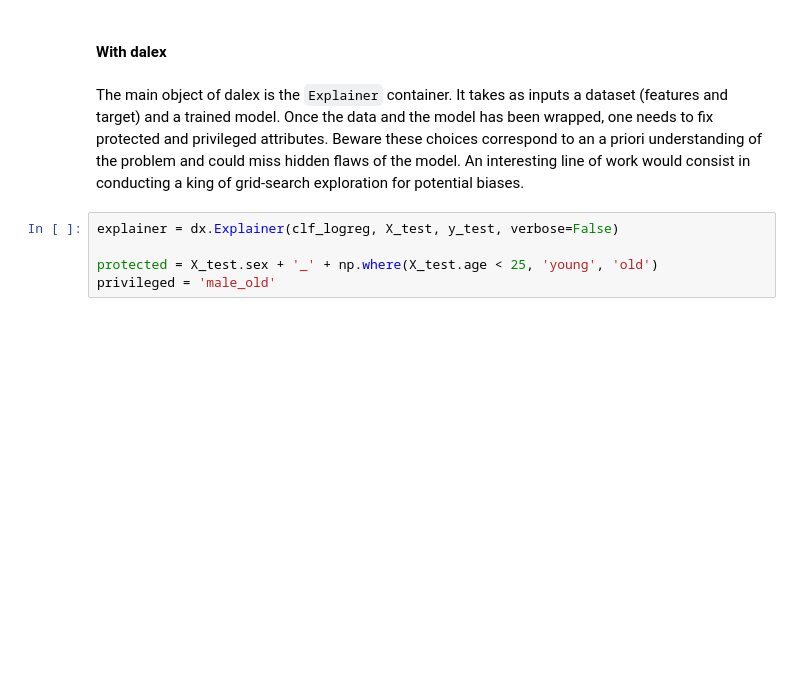
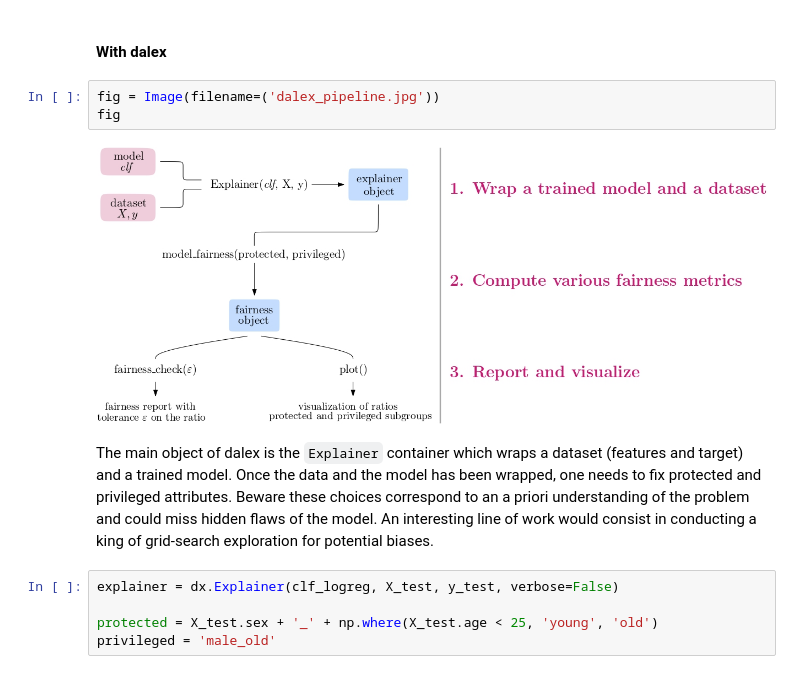
Before and after one commit to datacraft-paris/ethical-ai-toolkit, a Jupyter notebook: notebooks/ethical_ai.ipynb, the cells around one changed output. Cells and saved outputs as stored; diff of their text form; blank space fills up the shorter version.

Commit message:
nathan - add figure dalex

````diff
--- a/notebooks/ethical_ai.ipynb
+++ b/notebooks/ethical_ai.ipynb
@@ -117,8 +117,13 @@ Pipeline(steps=[('preprocessor',
 <h3> Fairness evaluation </h3>
 # %% [markdown]
 <h4> With dalex </h4>
+# %%
+fig = Image(filename=('dalex_pipeline.jpg'))
+fig
+# %% [output]
+[figure, added]
 # %% [markdown]
-The main object of dalex is the ```Explainer``` container. It takes as inputs a dataset (features and target) and a trained model. </br>
+The main object of dalex is the ```Explainer``` container which wraps a dataset (features and target) and a trained model. </br>
 Once the data and the model has been wrapped, one needs to fix protected and privileged attributes. Beware these choices correspond to an a priori understanding of the problem and could miss hidden flaws of the model. An interesting line of work would consist in conducting a king of grid-search exploration for potential biases.
 # %%
 explainer = dx.Explainer(clf_logreg, X_test, y_test, verbose=False)
````
Also changed, not shown: parts of 1 cell of this notebook.
